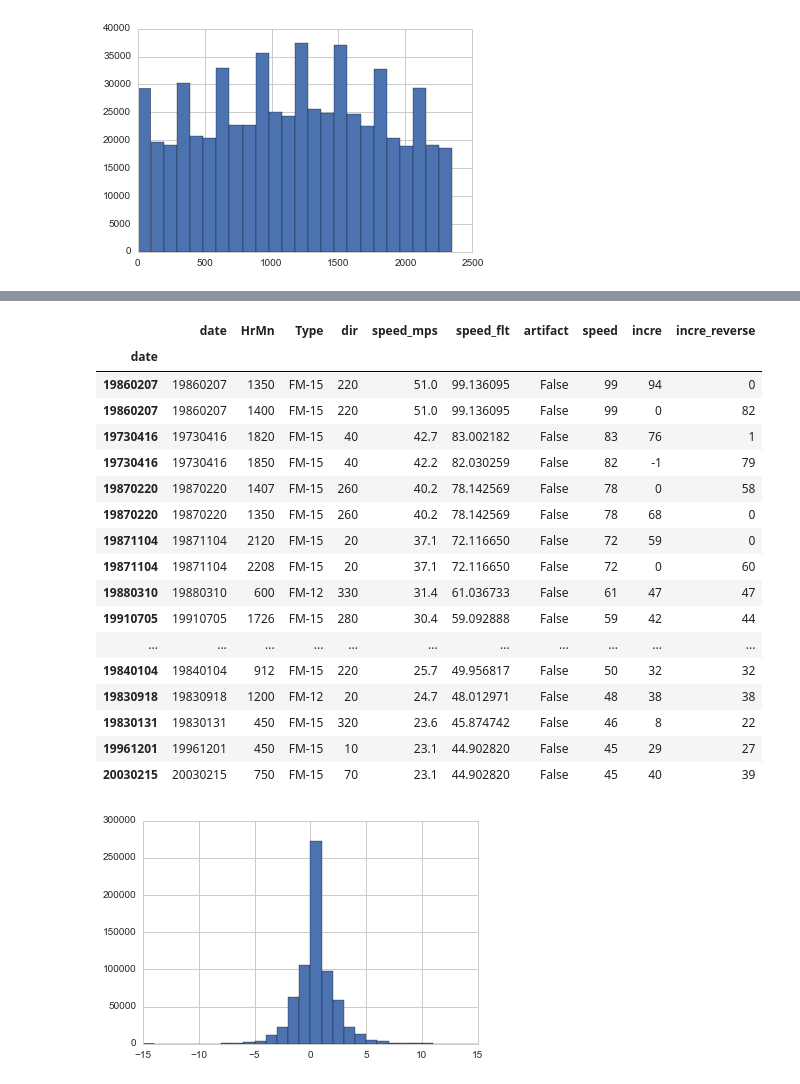
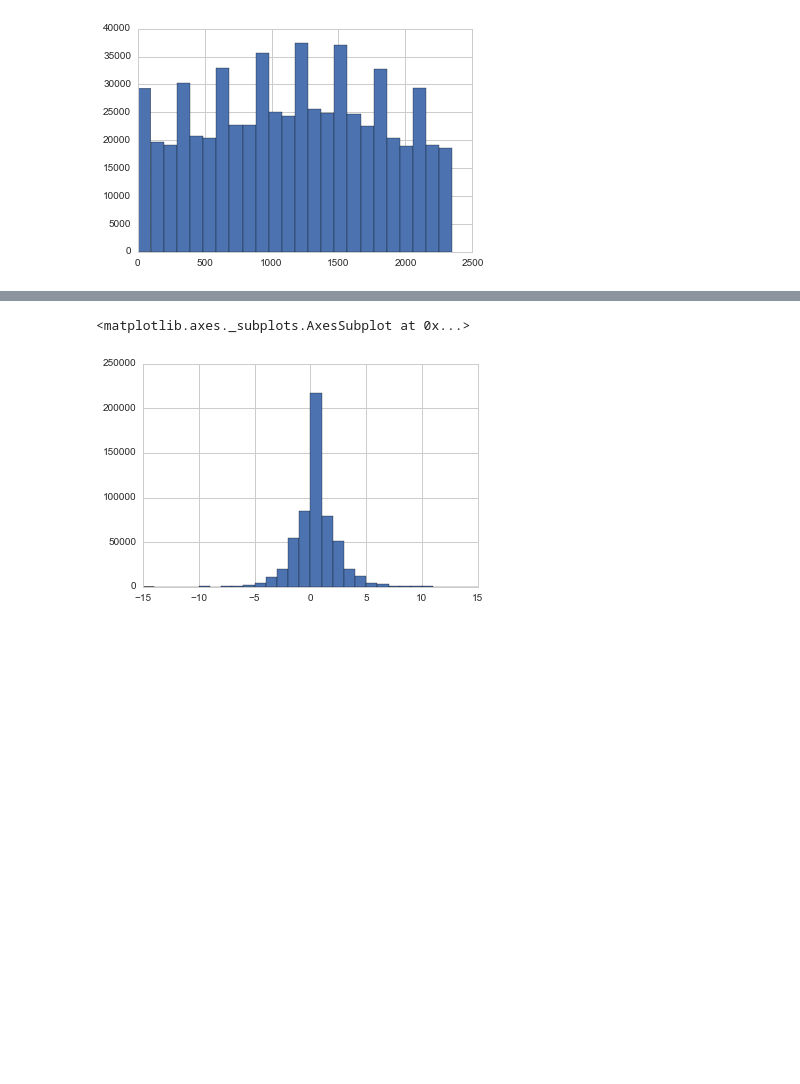
Before and after one commit to cqcn1991/Wind-Speed-Analysis, a Jupyter notebook: Rome Artifact Detection.ipynb, the cells around one changed output, grey strips where cells are left out. Cells and saved outputs as stored; diff of their text form; code cells hidden in the pictures; blank space fills up the shorter version.

```diff
--- a/Rome Artifact Detection.ipynb
+++ b/Rome Artifact Detection.ipynb
@@ -11,7 +11,8 @@ from __future__ import division
 sns.set_style('whitegrid')
 # %%
 # Import NCDC dataset
-ipath= "6581206807038dat.txt"
+ipath= "../6581206807038dat.txt"
+# ipath= "../marham.txt"
 uipath = unicode(ipath , "utf8")
 file2 = open(uipath)
 df = pd.read_csv(uipath,header=0, skipinitialspace=True)
@@ -46,3 +47,6 @@ time['HrMn'].hist(bins = 24)
 # %% [output]
 <matplotlib.axes._subplots.AxesSubplot at 0x...>
 [figure]
+# %%
+df=df[df['Type']=='FM-15']
+# df=df[df['Type']=='FM-12']
@@ -91,9 +80,9 @@ dtype: int64
 # %%
-# From the distribution above,
-# we can know that the legit number are only 0 and 9, all others are too rare to be normal.
-df.ix[(df['speed_remain'] >= 2)&(df['speed_remain'] <= 7),'artifact']=True
-df.drop(['speed_remain'], 1,inplace=True)
-# and then converted the speed into integer
-df.rename(columns={'speed':'speed_flt'}, inplace=True)
-df['speed'] =  df['speed_flt'].apply(lambda x: int(round(x)))
-df[df['artifact']== True].head(20)
+# # From the distribution above,
+# # we can know that the legit number are only 0 and 9, all others are too rare to be normal.
+# df.ix[(df['speed_remain'] >= 2)&(df['speed_remain'] <= 7),'artifact']=True
+# df.drop(['speed_remain'], 1,inplace=True)
+# # and then converted the speed into integer
+# df.rename(columns={'speed':'speed_flt'}, inplace=True)
+# df['speed'] =  df['speed_flt'].apply(lambda x: int(round(x)))
+# df[df['artifact']== True].head(20)
@@ -119,28 +89,16 @@ df[df['artifact']== True].head(20)
+# %%
+df['speed'] =  df['speed_mps'].apply(lambda x: int(round(x*1.943845)))
 # %%
+# pd.set_option('display.max_rows', 100)
+
 df['incre'] = df.speed.diff(1)
-df['incre'].fillna(0)
+df['incre'] = df['incre'].fillna(0)
 df['incre_reverse'] = df.speed.diff(-1)
-df['incre_reverse'].fillna(0)
+df['incre_reverse'] = df['incre_reverse'].fillna(0)
 bins=np.arange(-15, 15 + 1, 1)
 df['incre'].hist(bins=bins)
-df.sort('speed',ascending=False).head(30)
+# df.sort('speed',ascending=False).head(30)
+# print df['incre'].value_counts()
 # %% [output]
-|  | date | HrMn | Type | dir | speed_mps | speed_flt | artifact | speed | incre | incre_reverse |
-| date |  |  |  |  |  |  |  |  |  |  |
-| 19860207 | 19860207 | 1350 | FM-15 | 220 | 51.0 | 99.136095 | False | 99 | 94 | 0 |
-| 19860207 | 19860207 | 1400 | FM-15 | 220 | 51.0 | 99.136095 | False | 99 | 0 | 82 |
-| 19730416 | 19730416 | 1820 | FM-15 | 40 | 42.7 | 83.002182 | False | 83 | 76 | 1 |
-| 19730416 | 19730416 | 1850 | FM-15 | 40 | 42.2 | 82.030259 | False | 82 | -1 | 79 |
-| 19870220 | 19870220 | 1407 | FM-15 | 260 | 40.2 | 78.142569 | False | 78 | 0 | 58 |
-| 19870220 | 19870220 | 1350 | FM-15 | 260 | 40.2 | 78.142569 | False | 78 | 68 | 0 |
-| 19871104 | 19871104 | 2120 | FM-15 | 20 | 37.1 | 72.116650 | False | 72 | 59 | 0 |
-| 19871104 | 19871104 | 2208 | FM-15 | 20 | 37.1 | 72.116650 | False | 72 | 0 | 60 |
-| 19880310 | 19880310 | 600 | FM-12 | 330 | 31.4 | 61.036733 | False | 61 | 47 | 47 |
-| 19910705 | 19910705 | 1726 | FM-15 | 280 | 30.4 | 59.092888 | False | 59 | 42 | 44 |
-| ... | ... | ... | ... | ... | ... | ... | ... | ... | ... | ... |
-| 19840104 | 19840104 | 912 | FM-15 | 220 | 25.7 | 49.956817 | False | 50 | 32 | 32 |
-| 19830918 | 19830918 | 1200 | FM-12 | 20 | 24.7 | 48.012971 | False | 48 | 38 | 38 |
-| 19830131 | 19830131 | 450 | FM-15 | 320 | 23.6 | 45.874742 | False | 46 | 8 | 22 |
-| 19961201 | 19961201 | 450 | FM-15 | 10 | 23.1 | 44.902820 | False | 45 | 29 | 27 |
-| 20030215 | 20030215 | 750 | FM-15 | 70 | 23.1 | 44.902820 | False | 45 | 40 | 39 |
+<matplotlib.axes._subplots.AxesSubplot at 0x...>
-[figure, old version]
+[figure, new version]
```
Also changed, not shown: parts of 12 cells of this notebook, 4 other files.
